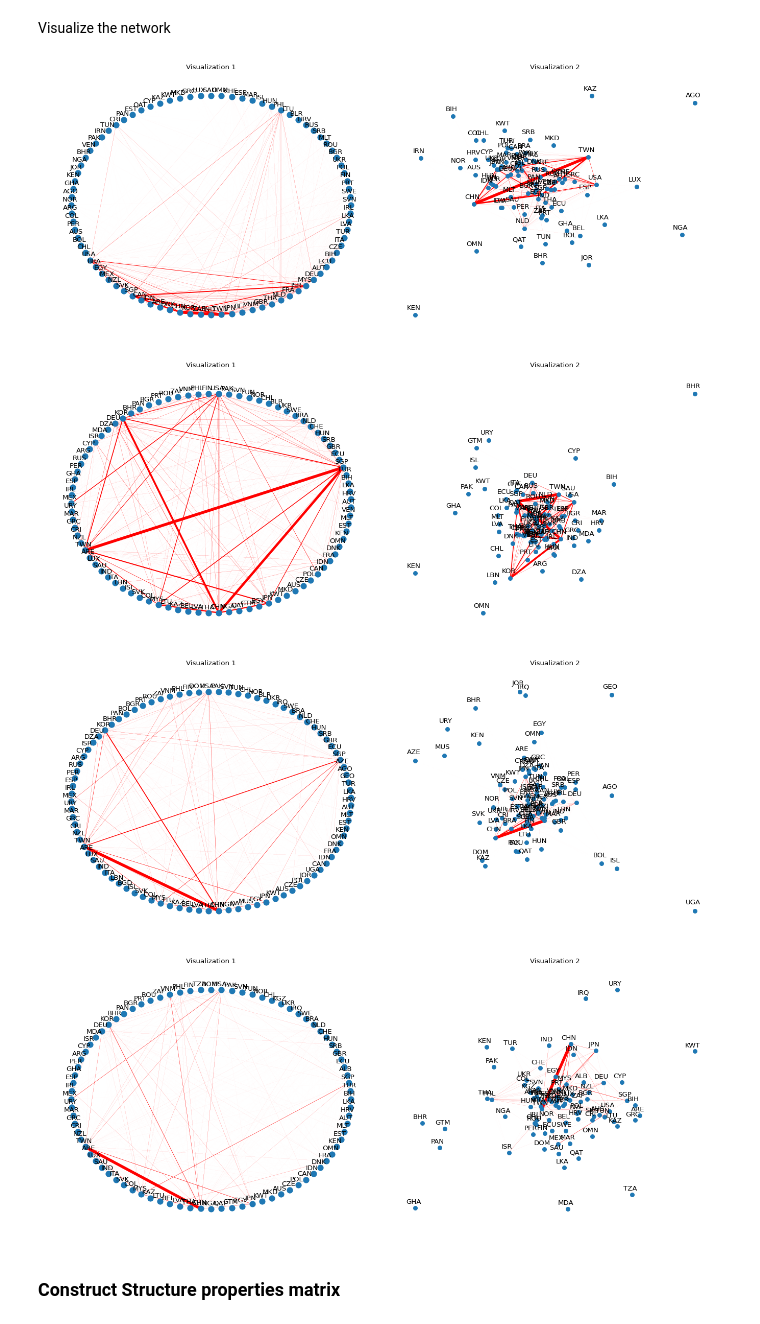
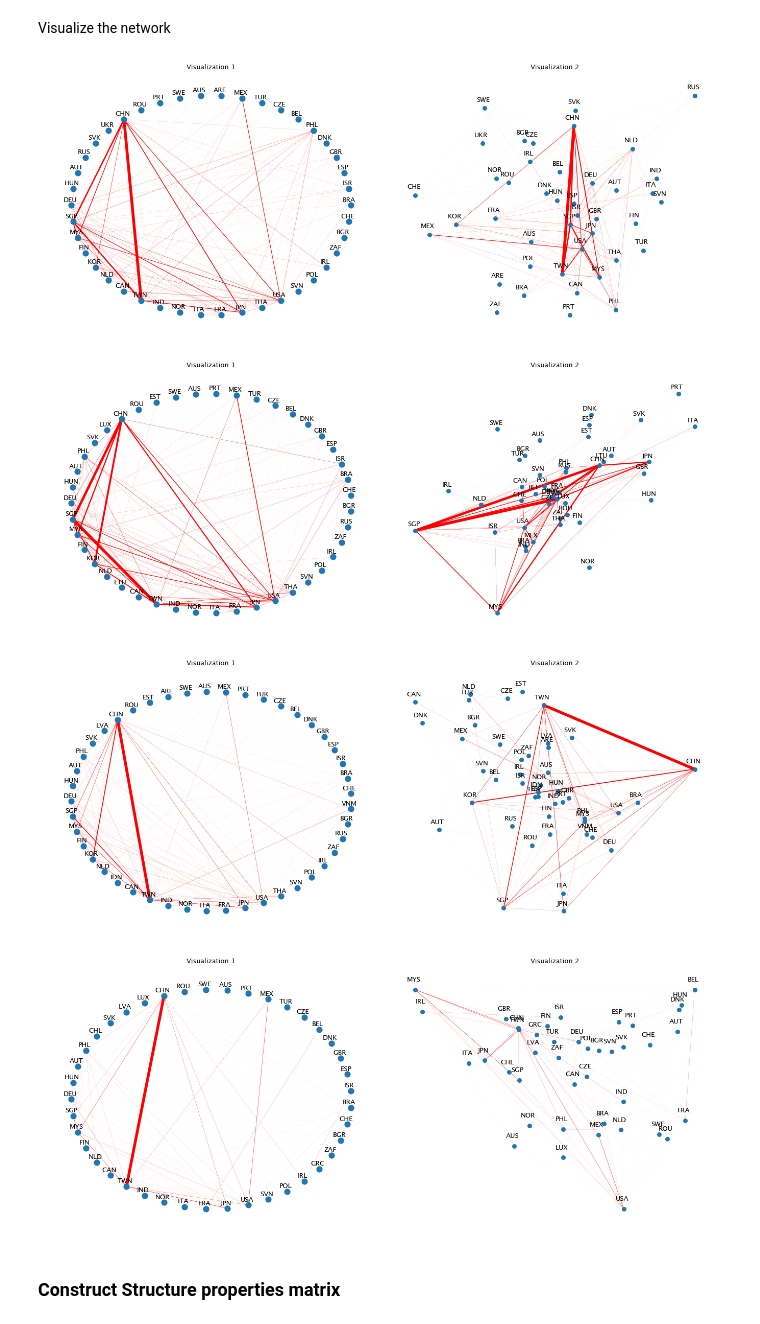
Before and after one commit to Sifan1997/Code_for_thesis, a Jupyter notebook: 1_network_analysis.ipynb, the cells around one changed output. Drawn from its saved outputs; the diff is of its cells as text; code cells hidden in the pictures.

```diff
--- a/1_network_analysis.ipynb
+++ b/1_network_analysis.ipynb
@@ -39,2 +9,13 @@ None
 # %% [markdown]
 ### Network Analysis
+# %%
+
+# Read monthly trade data
+df_trade = pd.read_csv('data/processed/monthly_trade_data.csv')
+
+# Convert 'Period' to datetime format
+df_trade['Period'] = pd.to_datetime(df_trade['Period'])
+
+# Display the DataFrame
+print(df_trade.head())
+print(df_trade.info())
@@ -60,30 +60,31 @@ def create_and_compute_centrality_for_period(df, period):
     return G, closeness_centrality
 
 # Function to plot the network with centrality measures
-def plot_network_with_centrality(G, centrality, title, pos=None):
-    plt.figure(figsize=(10, 7))
+def plot_network_with_centrality(G, centrality, title):
+    fig, ax = plt.subplots(figsize=(10, 7), nrows=1, ncols=2, gridspec_kw={'width_ratios': [10, 0.5]})
 
     # Normalize centrality values for coloring
     centrality_values = np.array(list(centrality.values()))
     norm = plt.Normalize(centrality_values.min(), centrality_values.max())
     node_colors = [cm.viridis(norm(centrality[node])) for node in G.nodes()]
 
-    # Position nodes
+    # Define node positions
     pos = {}
     circPos = nx.shell_layout(G)
     for node, coords in circPos.items():
         pos[node] = (coords[0] + 0.01, coords[1] - 0.05)
 
     # Draw the network
-    nx.draw(G, pos, node_size=50, edge_color='gray', with_labels=False, node_color=node_colors, cmap=cm.viridis)
+    nx.draw(G, pos, ax=ax[0], node_size=50, edge_color='gray', with_labels=False, node_color=node_colors, cmap=cm.viridis)
 
-    # Add color bar for centrality
+    # Create a colorbar with a separate axis (ax)
     sm = plt.cm.ScalarMappable(cmap=cm.viridis, norm=norm)
     sm.set_array([])
-    plt.colorbar(sm, label='Centrality')
+    cbar_ax = ax[1]  # Use the second axis for the colorbar
+    plt.colorbar(sm, cax=cbar_ax, label='Centrality')
 
-    # Set title and show plot
-    plt.title(title)
+    # Set title for the network plot
+    ax[0].set_title(title)
     plt.show()
 # %%
 # Apply to chosen periods
@@ -221,7 +222,7 @@ Visualize the network
 # %%
 
 # Function to plot the network
-def plot_network(G, title):
+def plot_network(G):
     # Compute closeness centrality
     closeness_centrality = nx.closeness_centrality(G)
 
@@ -229,7 +230,7 @@ def plot_network(G, title):
     closeness_values = list(closeness_centrality.values())
 
     # Calculate the 50th percentile of closeness centrality
-    percentile_50th = np.percentile(closeness_values, 50)
+    percentile_50th = np.percentile(closeness_values, 75)
 
     # Nodes to be kept based on the percentile threshold
     nodes_to_keep = [node for node, centrality in closeness_centrality.items() if centrality > percentile_50th]
@@ -272,27 +273,23 @@ def plot_network(G, title):
 # %%
 
 # Apply to chosen periods
 chosen_periods = ['2010-01-01', '2014-08-01', '2019-01-01', '2023-08-01']
 
 for period in chosen_periods:
     # Filter data for the specific period
     original_data = df_trade[df_trade['Period'] == period]
 
     # Create and filter network for the period
     G, nodes_notimp, nodes_imp = identify_node_importance_for_period(df_trade, period)
 
-    # Create graphs for plotting
-    G_original = nx.Graph()
-    for _, row in original_data.iterrows():
-        G_original.add_edge(row['ReporterISO'], row['PartnerISO'], weight=row['PrimaryValue'])
 
     # Plot the network after removal
-    plot_network(G_original, f'Network for Period {period}')
+    plot_network(G)
 # %% [output]
-[figure, old version]
+[figure, new version]
-[figure, old version]
+[figure, new version]
-[figure, old version]
+[figure, new version]
-[figure, old version]
+[figure, new version]
 # %% [markdown]
 ### Construct Structure properties matrix
 # %%
```
Also changed, not shown: parts of 5 cells of this notebook, 24 other files.
